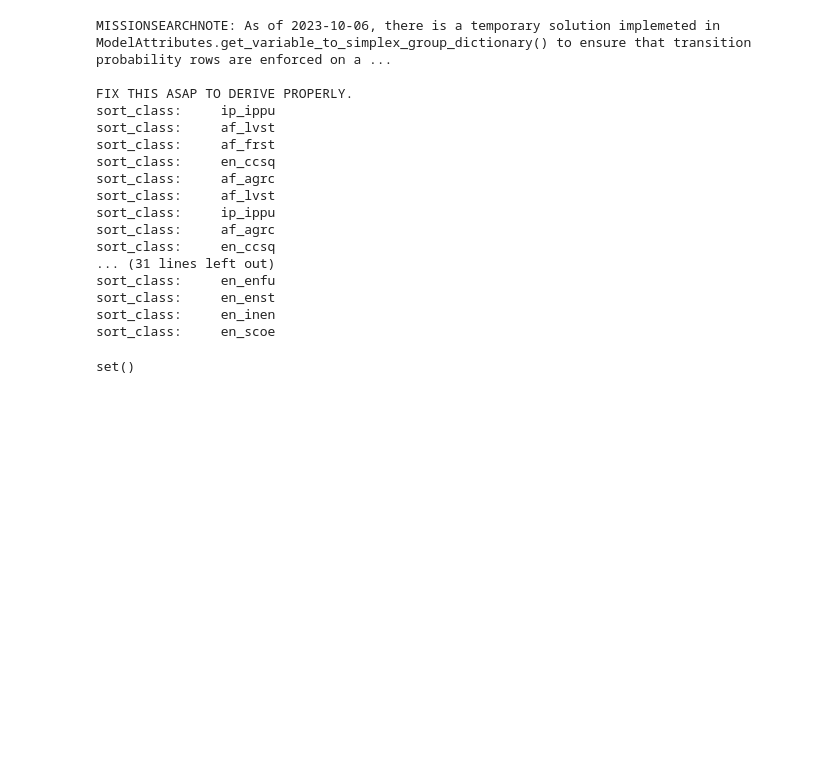
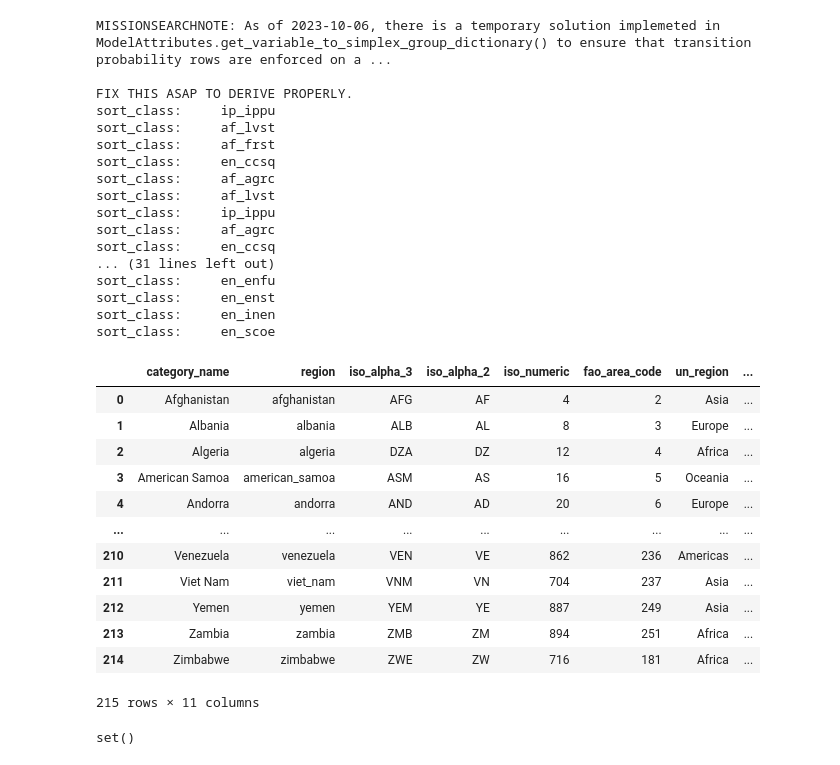
Before and after one commit to jcsyme/sisepuede, a Jupyter notebook: python/build_modvar_class.ipynb, the cells around one changed output. Cells and saved outputs as stored; diff of their text form; code cells hidden in the pictures; blank space fills up the shorter version.

```diff
--- a/python/build_modvar_class.ipynb
+++ b/python/build_modvar_class.ipynb
@@ -191,6 +239,22 @@ sort_class:     en_enfu
 sort_class:     en_enst
 sort_class:     en_inen
 sort_class:     en_scoe
+# %%
+matt_new.get_other_attribute_table("region").table
+# %% [output]
+|  | category_name | region | iso_alpha_3 | iso_alpha_2 | iso_numeric | fao_area_code | un_region | ... |
+| 0 | Afghanistan | afghanistan | AFG | AF | 4 | 2 | Asia | ... |
+| 1 | Albania | albania | ALB | AL | 8 | 3 | Europe | ... |
+| 2 | Algeria | algeria | DZA | DZ | 12 | 4 | Africa | ... |
+| 3 | American Samoa | american_samoa | ASM | AS | 16 | 5 | Oceania | ... |
+| 4 | Andorra | andorra | AND | AD | 20 | 6 | Europe | ... |
+| ... | ... | ... | ... | ... | ... | ... | ... | ... |
+| 210 | Venezuela | venezuela | VEN | VE | 862 | 236 | Americas | ... |
+| 211 | Viet Nam | viet_nam | VNM | VN | 704 | 237 | Asia | ... |
+| 212 | Yemen | yemen | YEM | YE | 887 | 249 | Asia | ... |
+| 213 | Zambia | zambia | ZMB | ZM | 894 | 251 | Africa | ... |
+| 214 | Zimbabwe | zimbabwe | ZWE | ZW | 716 | 181 | Africa | ... |
+215 rows × 11 columns
 # %%
 set(dict1.keys()) - set(dict2.keys()) # CHECK CATEGORIZATION
 # %% [output]
```
Also changed, not shown: parts of 5 cells of this notebook, 22 other files.
